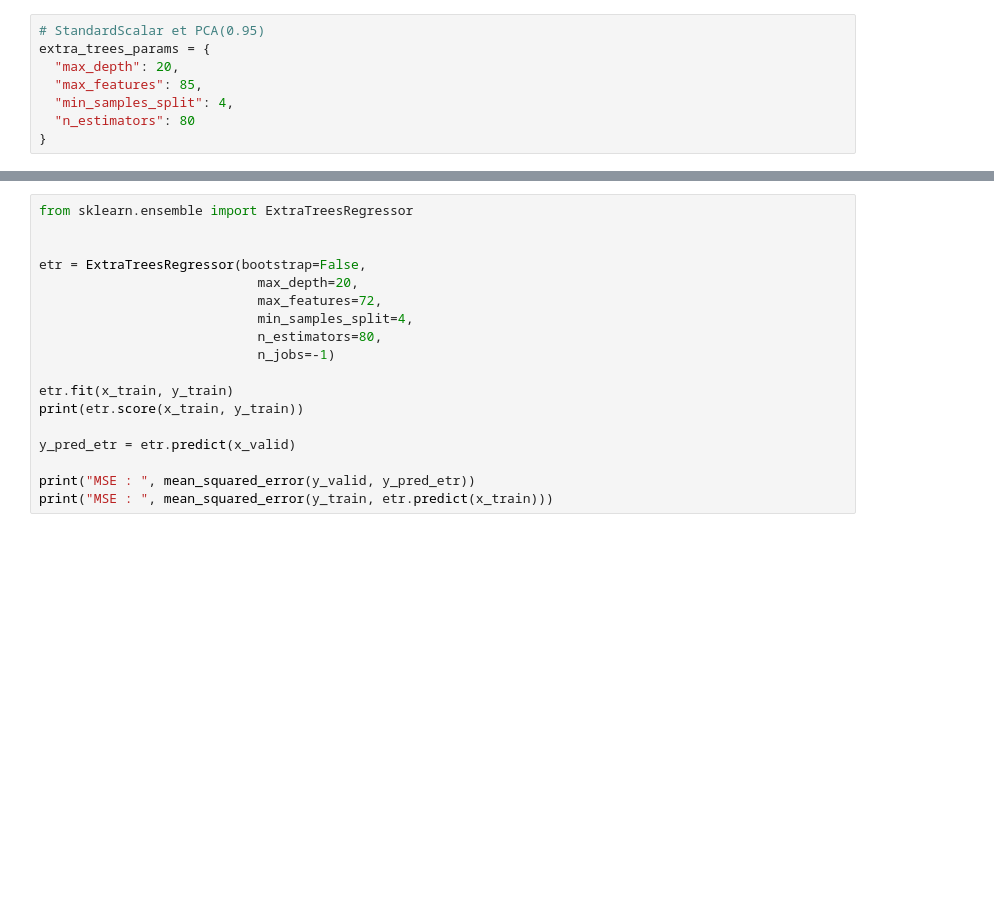
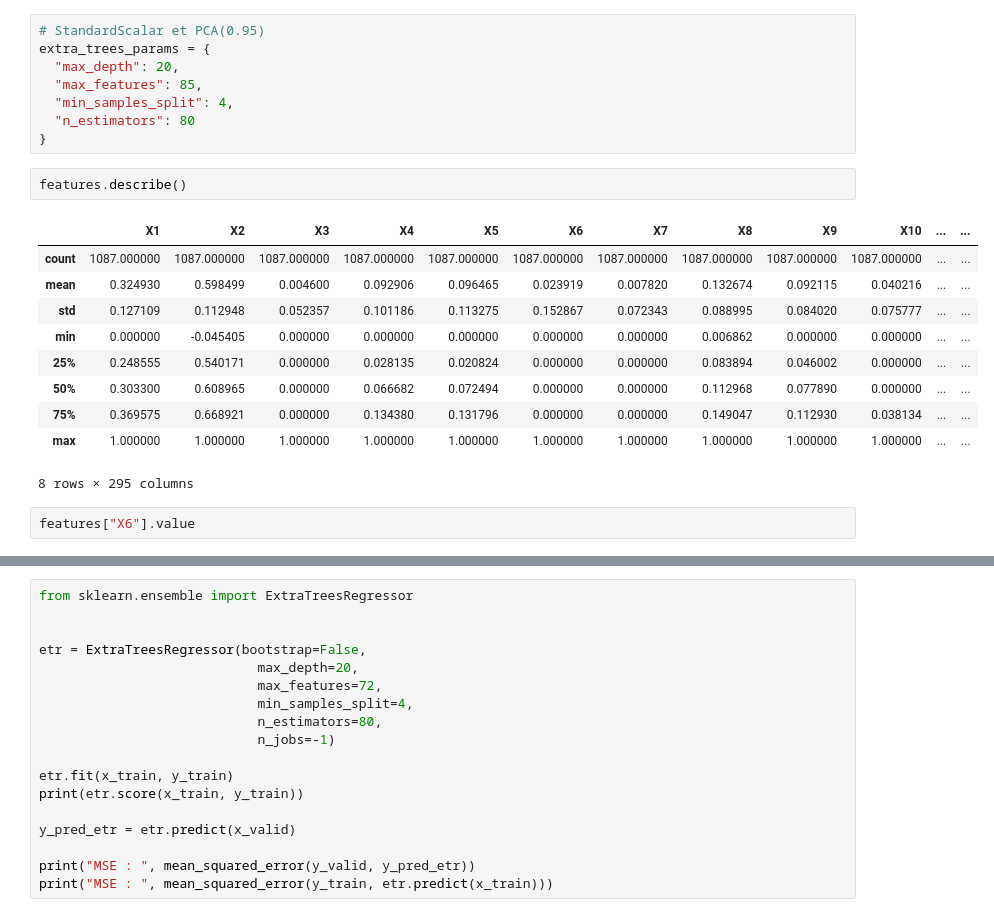
Before and after one commit to GuillaumeBarree/challenge-ENS, a Jupyter notebook: notebooks/random_forest.ipynb, the cells around one changed output, grey strips where cells are left out. Cells and saved outputs as stored; diff of their text form; blank space fills up the shorter version.

```diff
--- a/notebooks/random_forest.ipynb
+++ b/notebooks/random_forest.ipynb
@@ -105,3 +105,18 @@ extra_trees_params = {
   "min_samples_split": 4,
   "n_estimators": 80
 }
+# %%
+features.describe()
+# %% [output]
+|  | X1 | X2 | X3 | X4 | X5 | X6 | X7 | X8 | X9 | X10 | ... | ... |
+| count | 1087.000000 | 1087.000000 | 1087.000000 | 1087.000000 | 1087.000000 | 1087.000000 | 1087.000000 | 1087.000000 | 1087.000000 | 1087.000000 | ... | ... |
+| mean | 0.324930 | 0.598499 | 0.004600 | 0.092906 | 0.096465 | 0.023919 | 0.007820 | 0.132674 | 0.092115 | 0.040216 | ... | ... |
+| std | 0.127109 | 0.112948 | 0.052357 | 0.101186 | 0.113275 | 0.152867 | 0.072343 | 0.088995 | 0.084020 | 0.075777 | ... | ... |
+| min | 0.000000 | -0.045405 | 0.000000 | 0.000000 | 0.000000 | 0.000000 | 0.000000 | 0.006862 | 0.000000 | 0.000000 | ... | ... |
+| 25% | 0.248555 | 0.540171 | 0.000000 | 0.028135 | 0.020824 | 0.000000 | 0.000000 | 0.083894 | 0.046002 | 0.000000 | ... | ... |
+| 50% | 0.303300 | 0.608965 | 0.000000 | 0.066682 | 0.072494 | 0.000000 | 0.000000 | 0.112968 | 0.077890 | 0.000000 | ... | ... |
+| 75% | 0.369575 | 0.668921 | 0.000000 | 0.134380 | 0.131796 | 0.000000 | 0.000000 | 0.149047 | 0.112930 | 0.038134 | ... | ... |
+| max | 1.000000 | 1.000000 | 1.000000 | 1.000000 | 1.000000 | 1.000000 | 1.000000 | 1.000000 | 1.000000 | 1.000000 | ... | ... |
+8 rows × 295 columns
+# %%
+features["X6"].value
```
Also changed, not shown: parts of 6 cells of this notebook, 4 other files.
